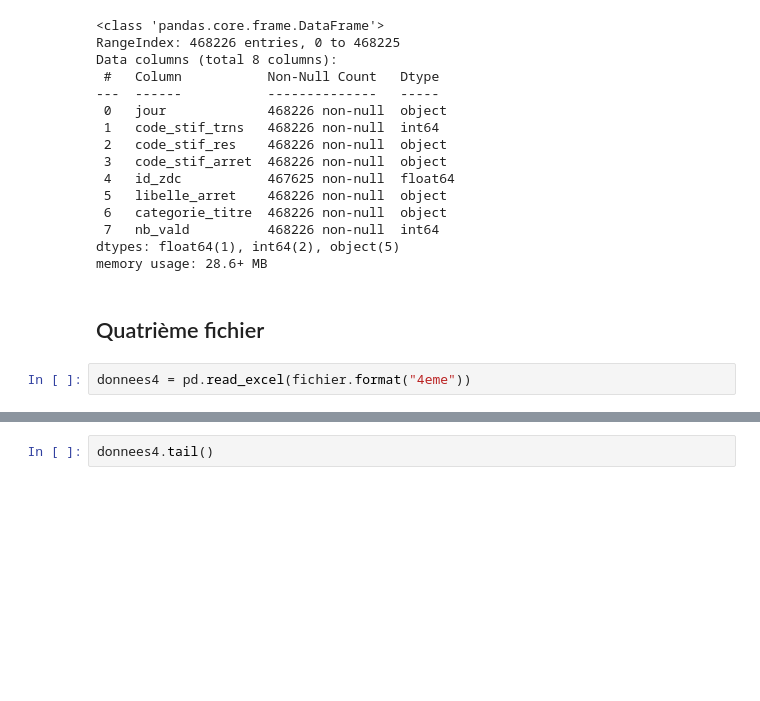
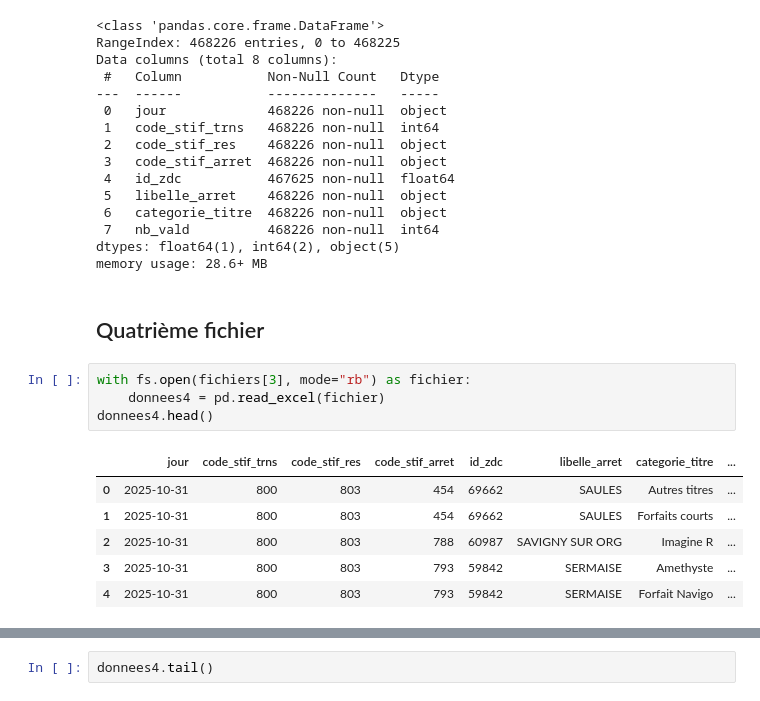
Before and after one commit to jj-cnam/stations_metro_frequentation_jj, a Jupyter notebook: notebooks/exploration.ipynb, the cells around one changed output, grey strips where cells are left out. Saved outputs shown, nothing was run; the diff lists cells and outputs as text; blank space fills up the shorter version.

```diff
--- a/notebooks/exploration.ipynb
+++ b/notebooks/exploration.ipynb
@@ -165,7 +188,16 @@ memory usage: 28.6+ MB
 # %% [markdown]
 ## Quatrième fichier
 # %%
-donnees4 = pd.read_excel(fichier.format("4eme"))
+with fs.open(fichiers[3], mode="rb") as fichier:
+    donnees4 = pd.read_excel(fichier)
+donnees4.head()
+# %% [output]
+|  | jour | code_stif_trns | code_stif_res | code_stif_arret | id_zdc | libelle_arret | categorie_titre | ... |
+| 0 | 2025-10-31 | 800 | 803 | 454 | 69662 | SAULES | Autres titres | ... |
+| 1 | 2025-10-31 | 800 | 803 | 454 | 69662 | SAULES | Forfaits courts | ... |
+| 2 | 2025-10-31 | 800 | 803 | 788 | 60987 | SAVIGNY SUR ORG | Imagine R | ... |
+| 3 | 2025-10-31 | 800 | 803 | 793 | 59842 | SERMAISE | Amethyste | ... |
+| 4 | 2025-10-31 | 800 | 803 | 793 | 59842 | SERMAISE | Forfait Navigo | ... |
 # %%
 donnees4.sample(10)
 # %% [output]
```
Also changed, not shown: parts of 47 cells of this notebook, 9 other files.
